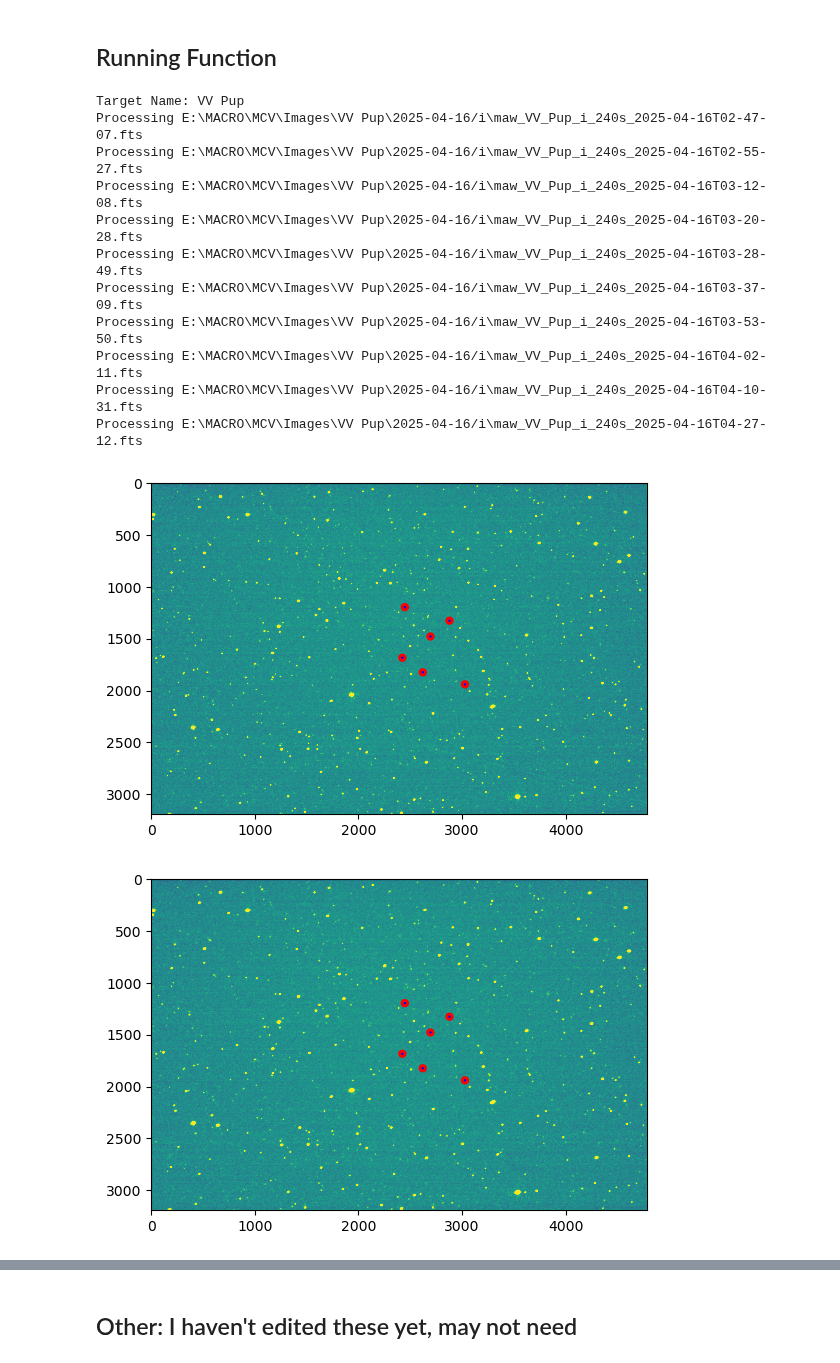
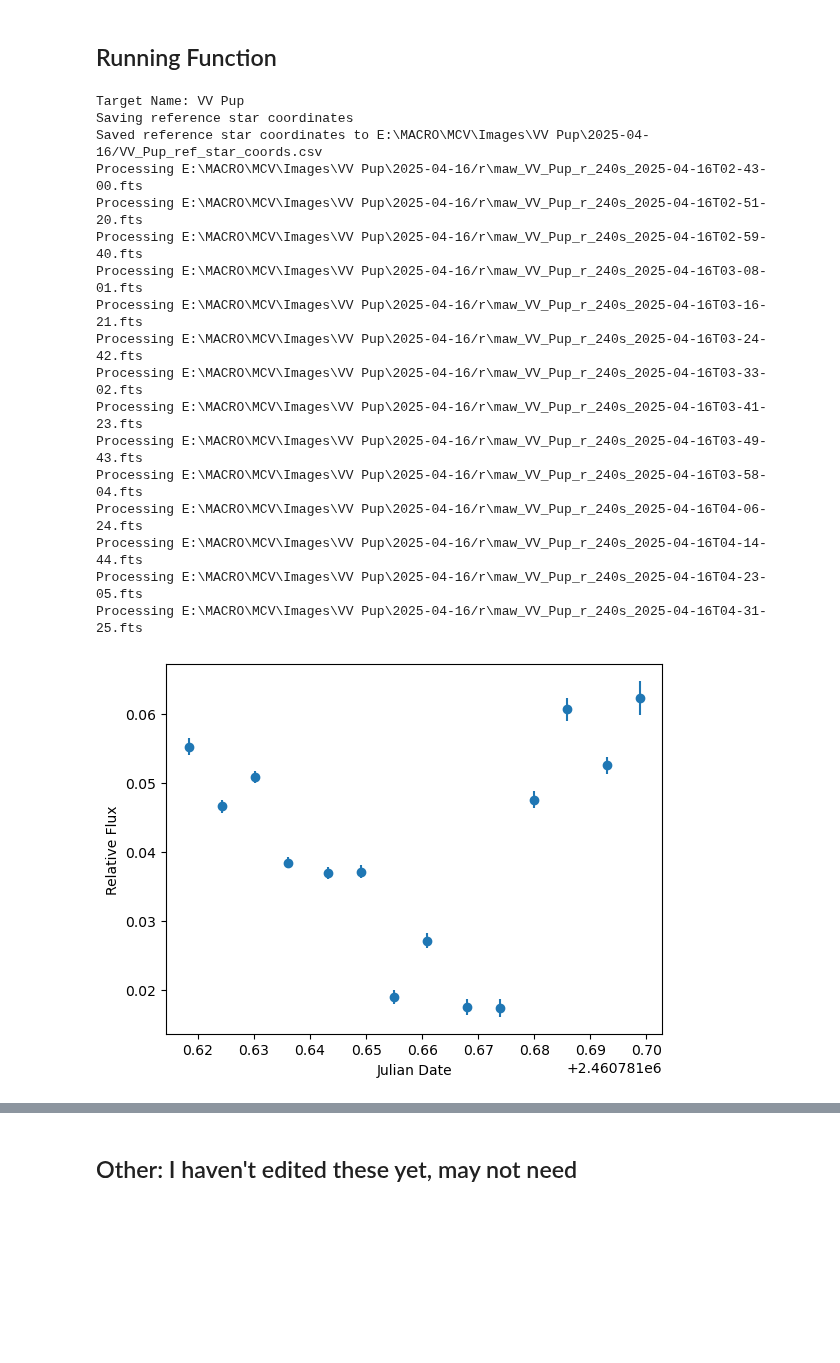
Before and after one commit to astronathalie/MCV, a Jupyter notebook: photstars.ipynb, the cells around one changed output, grey strips where cells are left out. Drawn from its saved outputs; the diff is of its cells as text; code cells hidden in the pictures; blank space fills up the shorter version.

Commit message:
Adding reference star saving

```diff
--- a/photstars.ipynb
+++ b/photstars.ipynb
@@ -27,6 +27,8 @@ def make_light_curve(
         annulus_outer_radius = 30,  # Outer radius of the annulus
         star_list = [(2524.1591, 1855.3702), (2350.4573, 1230.4712), (2597.4297, 1511.4885), (2781.4578, 1358.5997),(2931.032, 1968.4543)],
         display_apertures=False,
+        ref_star_coords = False,
+        save_ref_star_coords = False,
         ):
 
     # Find all FITS files in the directory
@@ -54,10 +56,19 @@ def make_light_curve(
     gain = 4*egain
 
     # Convert the star list from pixel coordinates to RA/Dec using WCS
-    star_list_ra_dec = []
-    for x, y in star_list:
-        star_ra, star_dec = wcs.all_pix2world(x, y, 0)
-        star_list_ra_dec.append((star_ra, star_dec))
+    if ref_star_coords:
+        print('Using reference star coordinates')
+        star_list_ra_dec = pd.read_csv(ref_star_coords)
+    else:
+        star_list_ra_dec = []
+        for x, y in star_list:
+            star_ra, star_dec = wcs.all_pix2world(x, y, 0)
+            star_list_ra_dec.append((star_ra, star_dec))
+        if save_ref_star_coords:
+            print('Saving reference star coordinates to', file_dir + '/' + target_name + '_ref_star_coords.csv')
+            star_list_saving = pd.DataFrame(star_list_ra_dec, columns=['RA', 'Dec'])
+            target_name = target_name.replace(' ', '_')
+            star_list_saving.to_csv(file_dir + '/' + target_name + '_ref_star_coords.csv', index=False)
 
     # Initialize a list to store results for all files
     all_results = []
@@ -81,6 +92,7 @@ def make_light_curve(
 
         # Find the star coordinates in each image
         for x, y in star_list_ra_dec:
+
             x_star, y_star = wcs.all_world2pix(x, y,0)
             star_list.append((x_star, y_star))
 
@@ -125,6 +137,11 @@ def make_light_curve(
 
             # Subtract the background from the aperture photometry
             source_sum = phot_table['aperture_sum'][0]*gain - bkg_sum*gain
+
+            # Check if the source sum is negative and skip if it is
+            if source_sum < 0:
+                print(f"Skipping {image_file} due to negative source sum.")
+                continue
 
             # Error calculation (Poisson noise + background noise)
             error = np.sqrt((phot_table['aperture_sum'][0]-1000*aperture.area)*gain + (aperture.area/annulus_aperture.area)*bkg_sum_nopedestal*gain + aperture.area*rdnoise**2)
@@ -194,18 +211,23 @@ def make_light_curve(
 ## Running Function
 # %%
 file_dir = r"E:\MACRO\MCV\Images\VV Pup\2025-04-16"
-make_light_curve(file_dir, filt='i', display_apertures=True)
+make_light_curve(file_dir, filt='r', save_ref_star_coords=True)
 # %% [output]
 Target Name: VV Pup
-Processing E:\MACRO\MCV\Images\VV Pup\2025-04-16/i\maw_VV_Pup_i_240s_2025-04-16T02-47-07.fts
-Processing E:\MACRO\MCV\Images\VV Pup\2025-04-16/i\maw_VV_Pup_i_240s_2025-04-16T02-55-27.fts
-Processing E:\MACRO\MCV\Images\VV Pup\2025-04-16/i\maw_VV_Pup_i_240s_2025-04-16T03-12-08.fts
-Processing E:\MACRO\MCV\Images\VV Pup\2025-04-16/i\maw_VV_Pup_i_240s_2025-04-16T03-20-28.fts
-Processing E:\MACRO\MCV\Images\VV Pup\2025-04-16/i\maw_VV_Pup_i_240s_2025-04-16T03-28-49.fts
-Processing E:\MACRO\MCV\Images\VV Pup\2025-04-16/i\maw_VV_Pup_i_240s_2025-04-16T03-37-09.fts
-Processing E:\MACRO\MCV\Images\VV Pup\2025-04-16/i\maw_VV_Pup_i_240s_2025-04-16T03-53-50.fts
-Processing E:\MACRO\MCV\Images\VV Pup\2025-04-16/i\maw_VV_Pup_i_240s_2025-04-16T04-02-11.fts
-Processing E:\MACRO\MCV\Images\VV Pup\2025-04-16/i\maw_VV_Pup_i_240s_2025-04-16T04-10-31.fts
-Processing E:\MACRO\MCV\Images\VV Pup\2025-04-16/i\maw_VV_Pup_i_240s_2025-04-16T04-27-12.fts
+Saving reference star coordinates
+Saved reference star coordinates to E:\MACRO\MCV\Images\VV Pup\2025-04-16/VV_Pup_ref_star_coords.csv
+Processing E:\MACRO\MCV\Images\VV Pup\2025-04-16/r\maw_VV_Pup_r_240s_2025-04-16T02-43-00.fts
+Processing E:\MACRO\MCV\Images\VV Pup\2025-04-16/r\maw_VV_Pup_r_240s_2025-04-16T02-51-20.fts
+Processing E:\MACRO\MCV\Images\VV Pup\2025-04-16/r\maw_VV_Pup_r_240s_2025-04-16T02-59-40.fts
+Processing E:\MACRO\MCV\Images\VV Pup\2025-04-16/r\maw_VV_Pup_r_240s_2025-04-16T03-08-01.fts
+Processing E:\MACRO\MCV\Images\VV Pup\2025-04-16/r\maw_VV_Pup_r_240s_2025-04-16T03-16-21.fts
+Processing E:\MACRO\MCV\Images\VV Pup\2025-04-16/r\maw_VV_Pup_r_240s_2025-04-16T03-24-42.fts
+Processing E:\MACRO\MCV\Images\VV Pup\2025-04-16/r\maw_VV_Pup_r_240s_2025-04-16T03-33-02.fts
+Processing E:\MACRO\MCV\Images\VV Pup\2025-04-16/r\maw_VV_Pup_r_240s_2025-04-16T03-41-23.fts
+Processing E:\MACRO\MCV\Images\VV Pup\2025-04-16/r\maw_VV_Pup_r_240s_2025-04-16T03-49-43.fts
+Processing E:\MACRO\MCV\Images\VV Pup\2025-04-16/r\maw_VV_Pup_r_240s_2025-04-16T03-58-04.fts
+Processing E:\MACRO\MCV\Images\VV Pup\2025-04-16/r\maw_VV_Pup_r_240s_2025-04-16T04-06-24.fts
+Processing E:\MACRO\MCV\Images\VV Pup\2025-04-16/r\maw_VV_Pup_r_240s_2025-04-16T04-14-44.fts
+Processing E:\MACRO\MCV\Images\VV Pup\2025-04-16/r\maw_VV_Pup_r_240s_2025-04-16T04-23-05.fts
+Processing E:\MACRO\MCV\Images\VV Pup\2025-04-16/r\maw_VV_Pup_r_240s_2025-04-16T04-31-25.fts
-[figure, old version]
+[figure, new version]
-[figure, removed]
```
Also changed, not shown: parts of 2 cells of this notebook.
